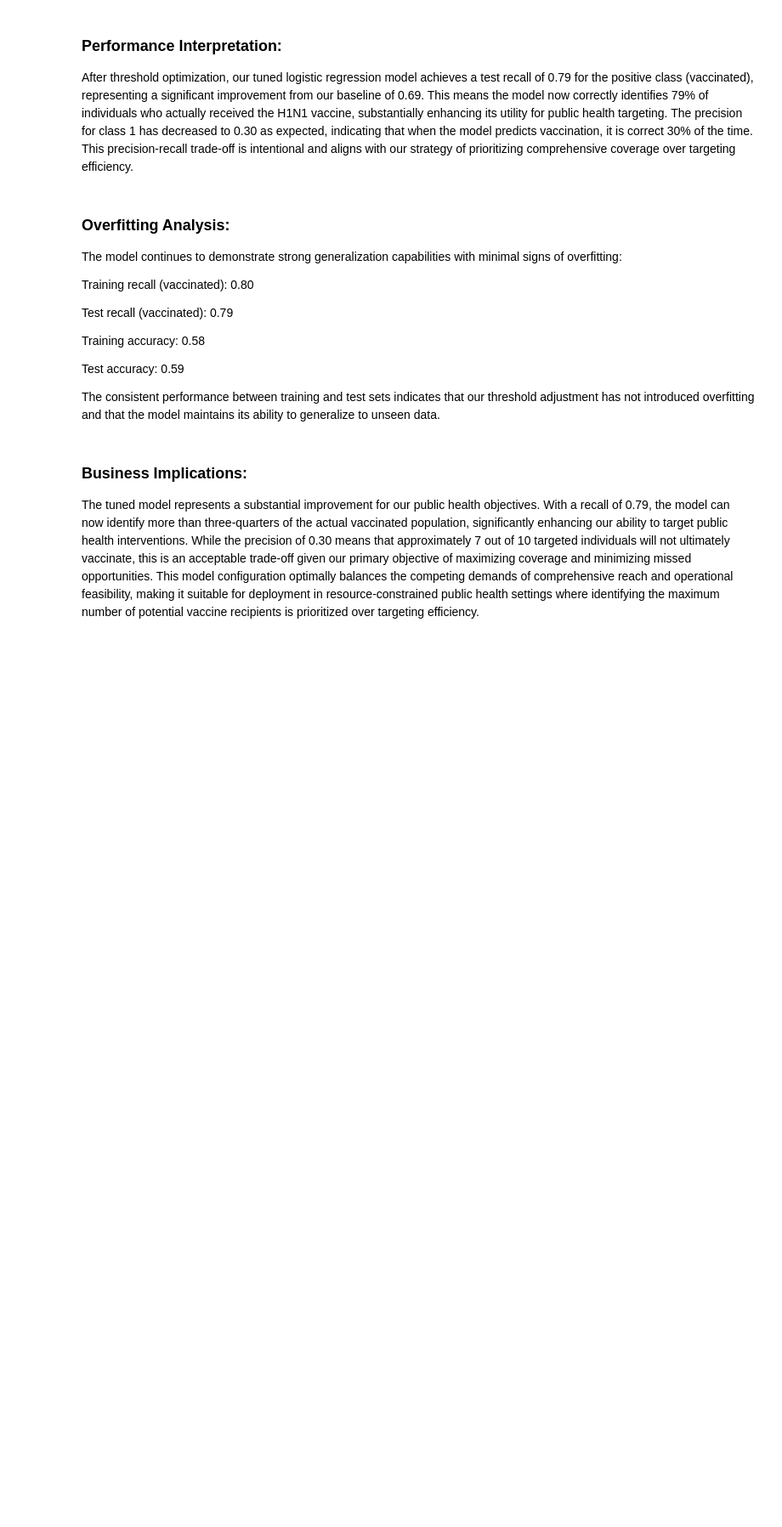
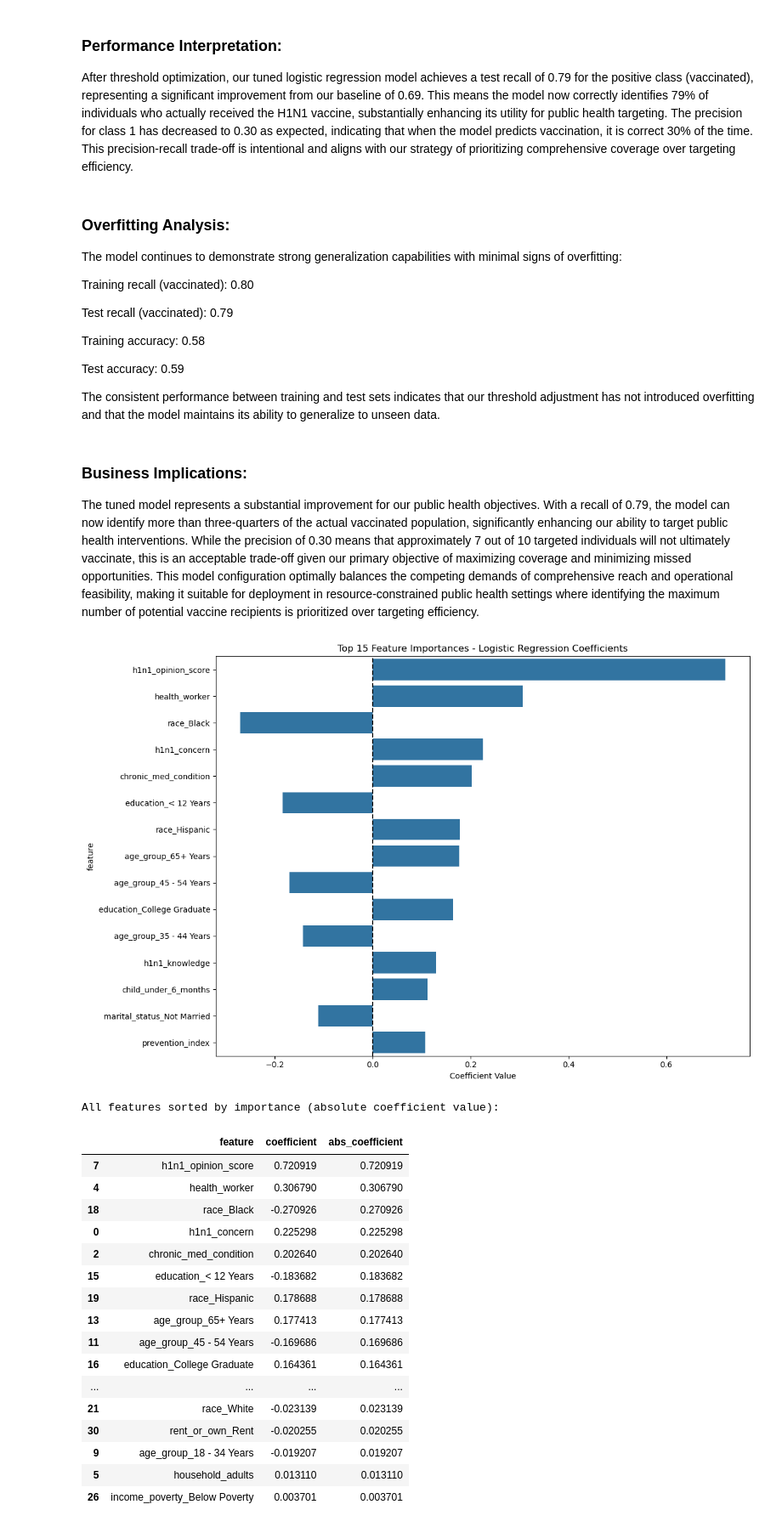
Before and after one commit to patsi-dev/Phase-3-Project, a Jupyter notebook: GroupIndex.ipynb, the cells around one changed output. Shown at 85% size. Cells and saved outputs as stored; diff of their text form; code cells hidden in the pictures; blank space fills up the shorter version.

```diff
--- a/GroupIndex.ipynb
+++ b/GroupIndex.ipynb
@@ -1129,3 +1129,46 @@ The consistent performance between training and test sets indicates that our thr
 # %% [markdown]
 ### Business Implications:
 The tuned model represents a substantial improvement for our public health objectives. With a recall of 0.79, the model can now identify more than three-quarters of the actual vaccinated population, significantly enhancing our ability to target public health interventions. While the precision of 0.30 means that approximately 7 out of 10 targeted individuals will not ultimately vaccinate, this is an acceptable trade-off given our primary objective of maximizing coverage and minimizing missed opportunities. This model configuration optimally balances the competing demands of comprehensive reach and operational feasibility, making it suitable for deployment in resource-constrained public health settings where identifying the maximum number of potential vaccine recipients is prioritized over targeting efficiency.
+# %%
+# Extract feature coefficients from the logistic regression model
+feature_importance = pd.DataFrame({
+    'feature': all_feature_names,
+    'coefficient': lr_model.coef_[0],
+    'abs_coefficient': np.abs(lr_model.coef_[0])
+})
+
+# Sort features by absolute coefficient value (most influential first)
+feature_importance = feature_importance.sort_values('abs_coefficient', ascending=False)
+
+# Plot the top 15 most important features
+plt.figure(figsize=(12, 8))
+sns.barplot(data=feature_importance.head(15), x='coefficient', y='feature')
+plt.title('Top 15 Feature Importances - Logistic Regression Coefficients')
+plt.xlabel('Coefficient Value')
+plt.axvline(x=0, color='k', linestyle='--')
+plt.tight_layout()
+plt.show()
+
+# Display the full sorted list
+print("All features sorted by importance (absolute coefficient value):")
+display(feature_importance)
+# %% [output]
+[figure, added]
+All features sorted by importance (absolute coefficient value):
+|  | feature | coefficient | abs_coefficient |
+| 7 | h1n1_opinion_score | 0.720919 | 0.720919 |
+| 4 | health_worker | 0.306790 | 0.306790 |
+| 18 | race_Black | -0.270926 | 0.270926 |
+| 0 | h1n1_concern | 0.225298 | 0.225298 |
+| 2 | chronic_med_condition | 0.202640 | 0.202640 |
+| 15 | education_< 12 Years | -0.183682 | 0.183682 |
+| 19 | race_Hispanic | 0.178688 | 0.178688 |
+| 13 | age_group_65+ Years | 0.177413 | 0.177413 |
+| 11 | age_group_45 - 54 Years | -0.169686 | 0.169686 |
+| 16 | education_College Graduate | 0.164361 | 0.164361 |
+| ... | ... | ... | ... |
+| 21 | race_White | -0.023139 | 0.023139 |
+| 30 | rent_or_own_Rent | -0.020255 | 0.020255 |
+| 9 | age_group_18 - 34 Years | -0.019207 | 0.019207 |
+| 5 | household_adults | 0.013110 | 0.013110 |
+| 26 | income_poverty_Below Poverty | 0.003701 | 0.003701 |
```
